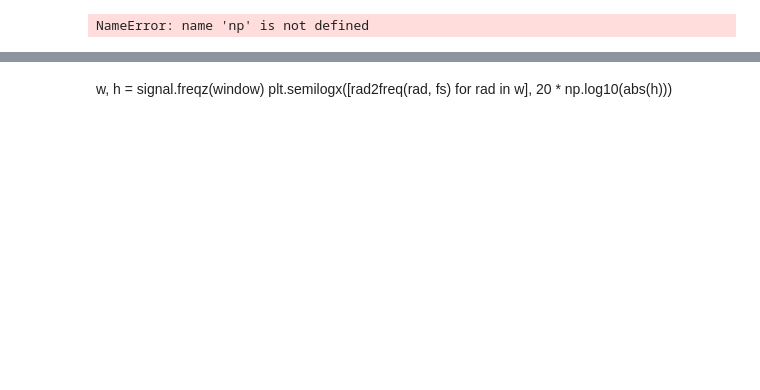
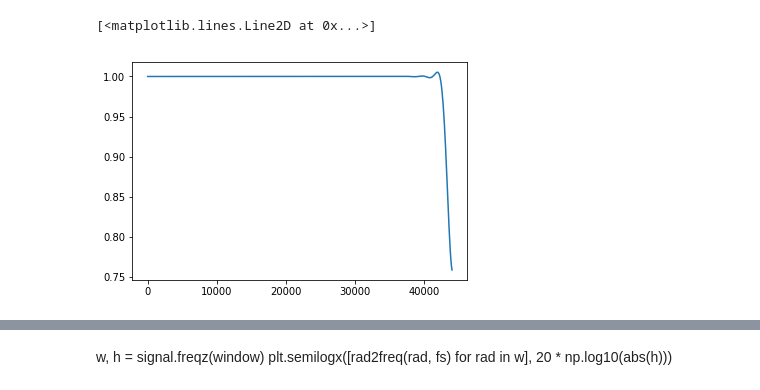
Before and after one commit to LCAV/pyroomacoustics, a Jupyter notebook: signal_tests.ipynb, the cells around one changed output, grey strips where cells are left out. Cells and saved outputs as stored; diff of their text form; code cells hidden in the pictures; blank space fills up the shorter version.

```diff
--- a/signal_tests.ipynb
+++ b/signal_tests.ipynb
@@ -17,21 +25,22 @@ def freq2rad(freq,fs):
 # %%
-w,h = signal.freqz(b,a)
+w,h = signal.freqz(window,1)
 plt.plot((fs * 0.5 / np.pi) * w, abs(h), label="order = %d" % 5)
+# %% [output]
+[<matplotlib.lines.Line2D at 0x...>]
+[figure, added]
 # %%
 fs = 88200
-a = [0.9,0.8,0.7,0.8,0.9, 0.5]
+a = [1,1,1,1,1,1]
 f = [125,250,500,1000,2000,4000]
-ranges = [[fr*3/4,fr*3/2] for fr in f]
+ranges = [[fr*3/4,fr*6/4] for fr in f]
 ranges[0][0] = 1
-ranges[5][1] = 44099
-taps= np.zeros((6,512))
+ranges[5][1] = fs/2-1000
+taps= np.zeros((6,81))
 for i in range(6):
-    taps[i] = (a[i]*signal.firwin(numtaps=512,
+    taps[i] = (a[i]*signal.firwin(numtaps=81,
                        cutoff=ranges[i],
                        fs=fs,
                        pass_zero=False,
-                       window='hanning',
+                       window='hann',
                        scale=False))
-# %% [output]
-NameError: name 'np' is not defined
 # %%
```
Also changed, not shown: parts of 10 cells of this notebook, 2 other files.
